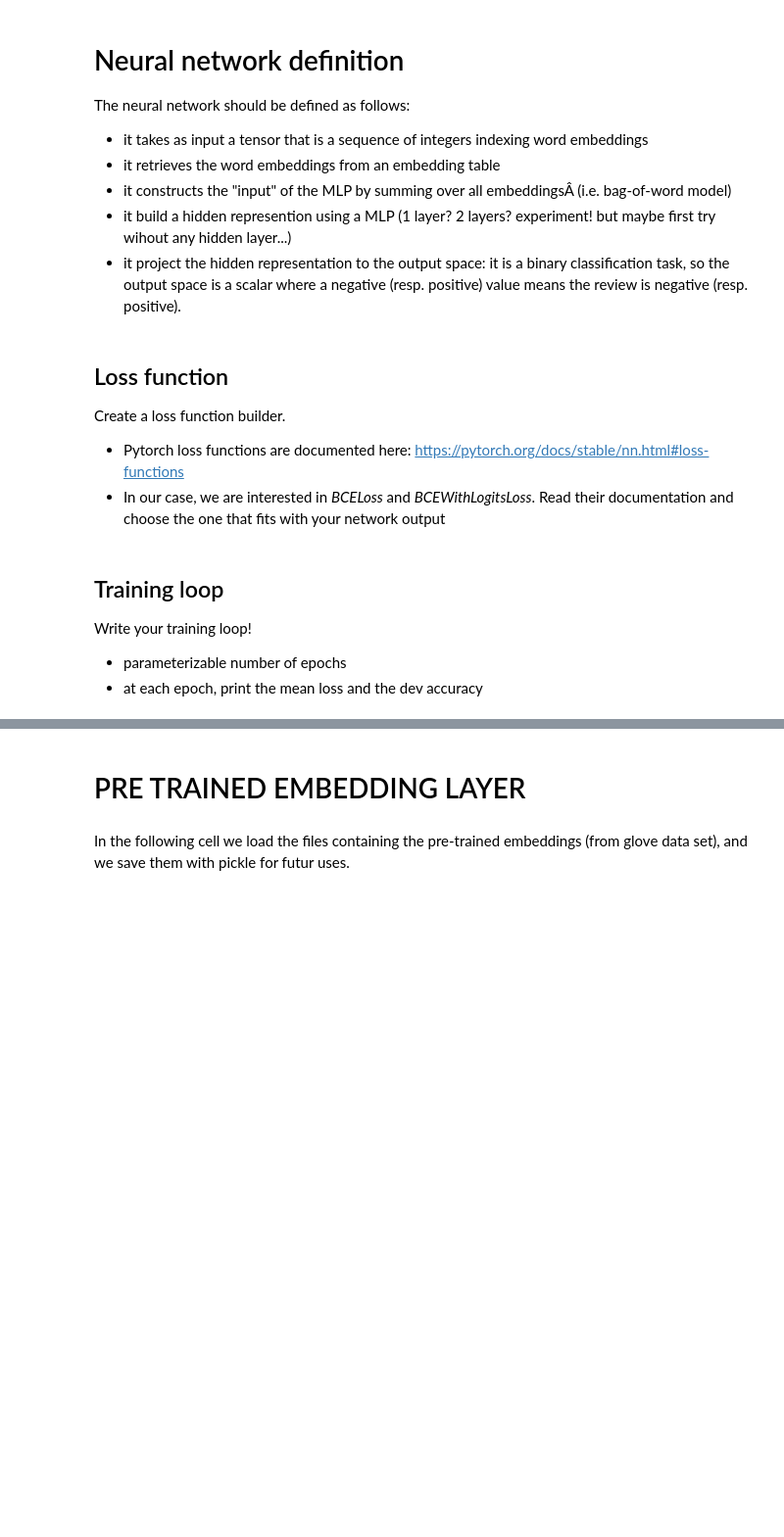
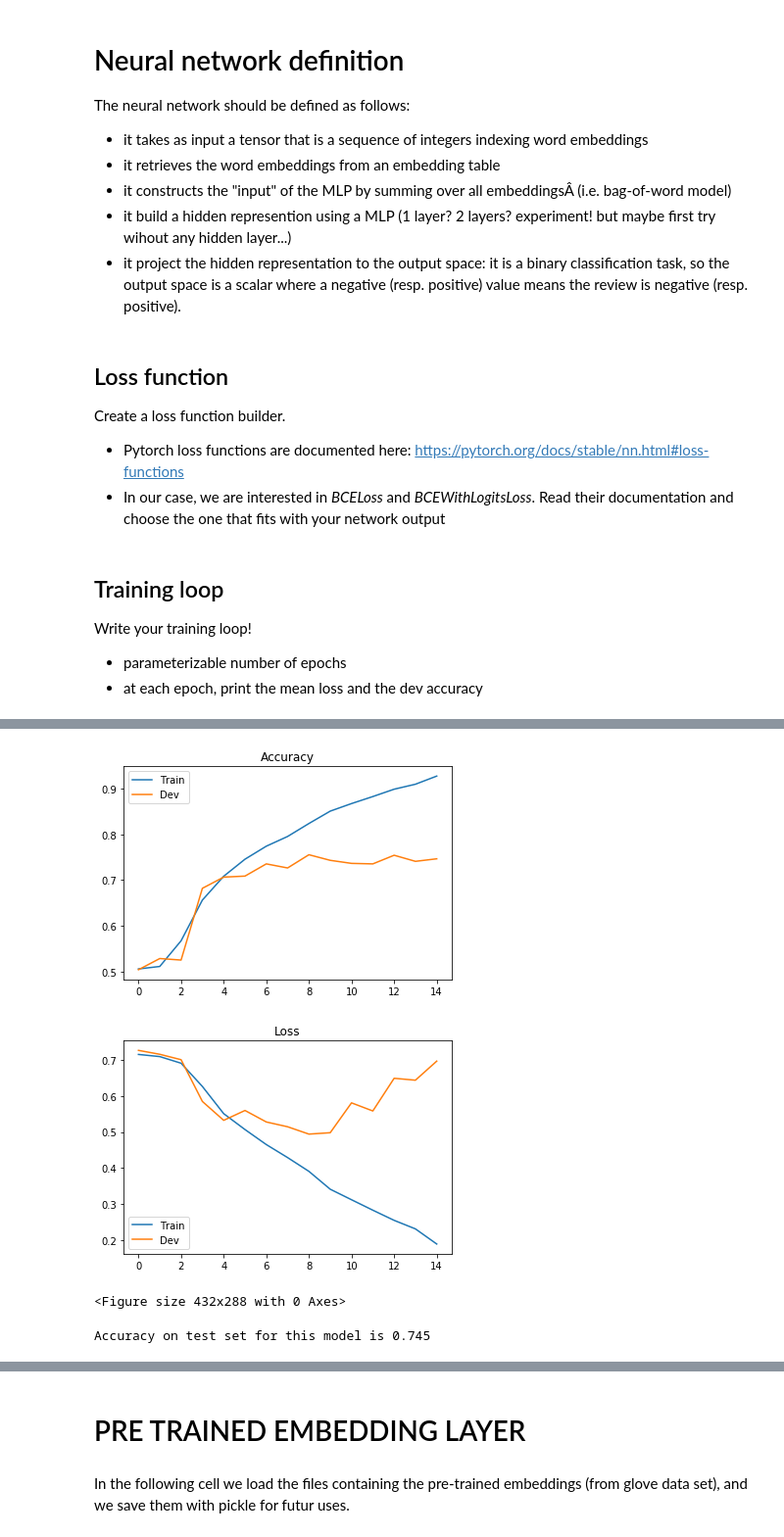
Before and after one commit to FlorianBertelli/M2_AIC, a Jupyter notebook: DeepLearning_NLP/TP2/TP2.ipynb, the cells around one changed output, grey strips where cells are left out. Shown at 98% size. Drawn from its saved outputs; the diff is of its cells as text; code cells hidden in the pictures; blank space fills up the shorter version.

```diff
--- a/DeepLearning_NLP/TP2/TP2.ipynb
+++ b/DeepLearning_NLP/TP2/TP2.ipynb
@@ -263,7 +295,7 @@ Write your training loop!
 - parameterizable number of epochs
 - at each epoch, print the mean loss and the dev accuracy
 # %%
-def train(model , epochs, lr ,X_train ,y_train , X_dev , y_dev , optimizer ="SGD"):
+def train(model , epochs, lr ,X_train ,y_train , X_dev , y_dev ,save_path, optimizer ="SGD"):
 
     #defining various types of optimizer
     if (optimizer=="SGD"):
@@ -283,21 +315,24 @@ def train(model , epochs, lr ,X_train ,y_train , X_dev , y_dev , optimizer ="SGD
     model.train()
 
     for i in range(epochs):
-        a = 0
+
+        #adaptive learning rate
+        if((i+1)%5 == 0):
+            for g in optimizer.param_groups:
+                g['lr'] = g['lr']*0.8
+
+
         #defining parameters to print the evolution of the NN
         accuracy = 0
         mean_loss = 0
 
-        #shuffle to reduce overfitting
-#         c = list(zip(X_train, y_train))
-#         random.shuffle(c)
-#         X_train, y_train = zip(*c)
+        # shuffle to reduce overfitting
+        c = list(zip(X_train, y_train))
+        random.shuffle(c)
+        X_train, y_train = zip(*c)
 
         for sent,label in zip(X_train , y_train):
-#             print('LEN', len(sent))
-#             if (len(sent)<3):
-#                  a+=1
-#                  continue
+
             # zero the parameter gradients
             optimizer.zero_grad()
 
@@ -331,8 +366,6 @@ def train(model , epochs, lr ,X_train ,y_train , X_dev , y_dev , optimizer ="SGD
 
         ###testing on dev data#########
         for sent,label in zip(X_dev,y_dev):
-            if (len(sent)<3):
-                continue
             data = torch.LongTensor([token_index.str_to_id(word) for word in sent])
             label = torch.Tensor([label])
 
@@ -355,6 +388,11 @@ def train(model , epochs, lr ,X_train ,y_train , X_dev , y_dev , optimizer ="SGD
         mean_loss_dev.append(mean_loss/len(X_dev))
         acc_dev.append(accuracy/len(X_dev))
 
+        if (i==0):
+            torch.save(model.state_dict(), save_path)
+        elif(acc_dev[i] > acc_dev[i-1]):
+            torch.save(model.state_dict(),save_path)
+
 
 
     #Plotting loss accuracy for  test and train
@@ -371,0 +434,4 @@ def train(model , epochs, lr ,X_train ,y_train , X_dev , y_dev , optimizer ="SGD
+# %%
+m = Conv_classifier(len(token_index), 5, 3, 5, pool_type="max" )
+train(m , 15 , lr=1e-1 , X_train =X_train ,y_train = y_train , X_dev = X_dev , y_dev = y_dev,save_path="model_max_3")
+# %% [output]
@@ -371,0 +455,10 @@ def train(model , epochs, lr ,X_train ,y_train , X_dev , y_dev , optimizer ="SGD
+[figure, added]
+[figure, added]
+<Figure size 432x288 with 0 Axes>
+# %%
+m =  Conv_classifier(len(token_index), 5, 3, 5, pool_type="max" )
+m.load_state_dict(torch.load("model_max_3"))
+
+evaluation_test(m, X_test, y_test)
+# %% [output]
+Accuracy on test set for this model is 0.745
```
Also changed, not shown: parts of 15 cells of this notebook.
